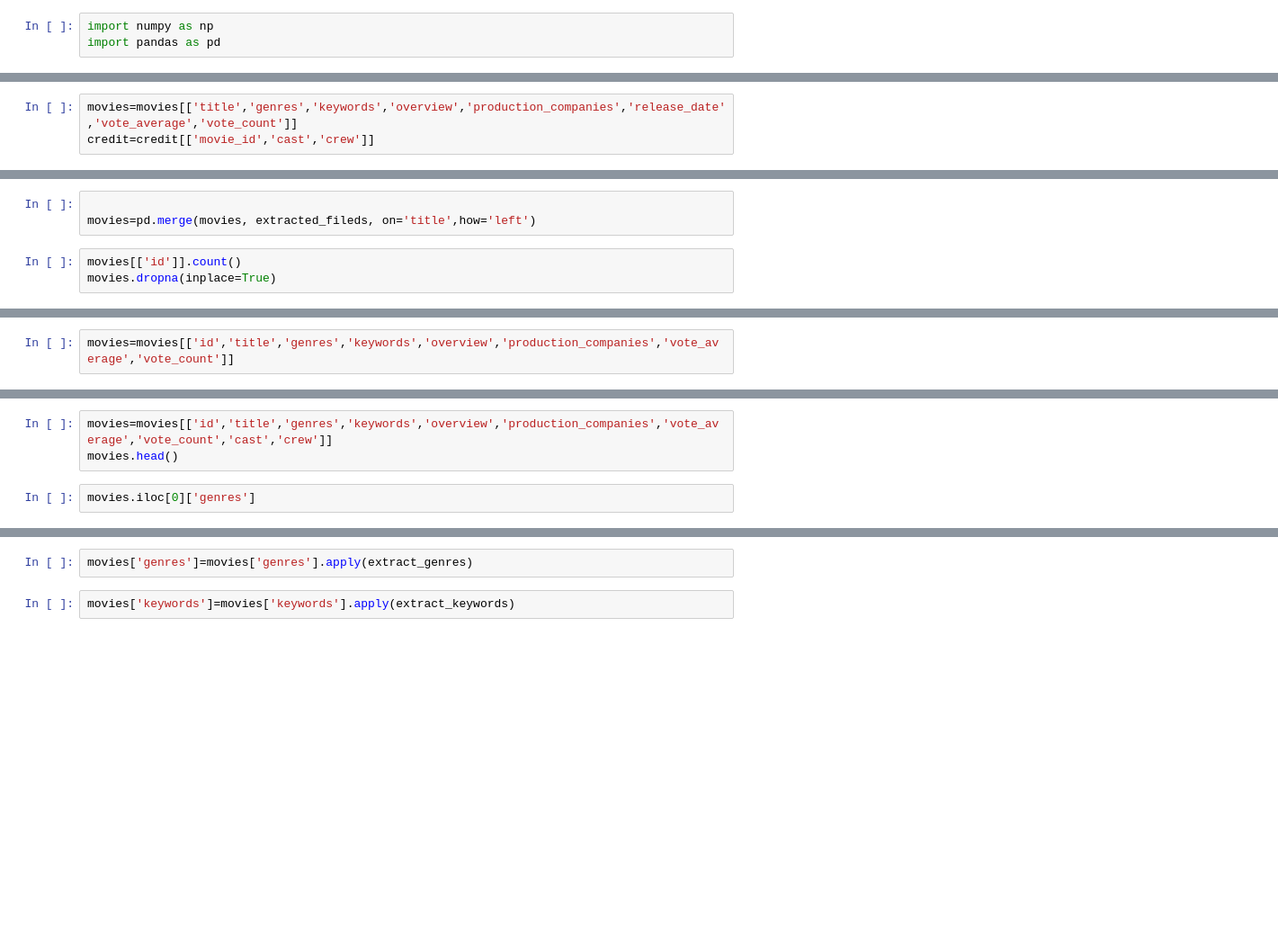
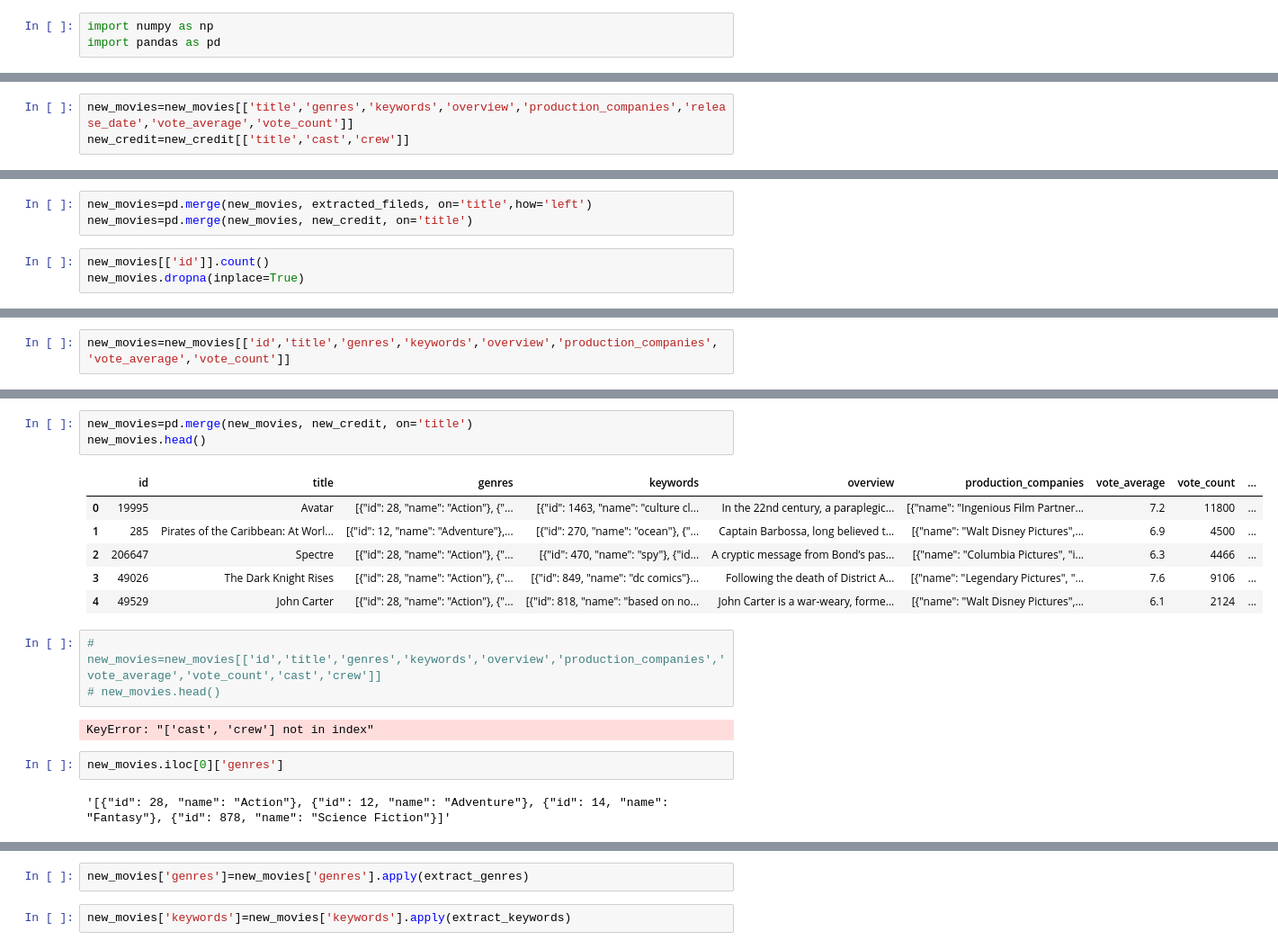
Before and after one commit to DishaBasu/MOVIE_LENS, a Jupyter notebook: movie datasets/movie.ipynb, the cells around one changed output, grey strips where cells are left out. Shown at 90% size. Drawn from its saved outputs; the diff is of its cells as text; blank space fills up the shorter version.

```diff
--- a/movie datasets/movie.ipynb
+++ b/movie datasets/movie.ipynb
@@ -14,6 +39,6 @@ movies.dropna(inplace=True)
 # %%
-movies=movies[['title','genres','keywords','overview','production_companies','release_date','vote_average','vote_count']]
-credit=credit[['movie_id','cast','crew']]
+new_movies=new_movies[['title','genres','keywords','overview','production_companies','release_date','vote_average','vote_count']]
+new_credit=new_credit[['title','cast','crew']]
 # %%
 movies.head()
 credit.head()
@@ -24,7 +63,7 @@ extracted_fileds.head()
 # %%
-
-movies=pd.merge(movies, extracted_fileds, on='title',how='left')
+new_movies=pd.merge(new_movies, extracted_fileds, on='title',how='left')
+new_movies=pd.merge(new_movies, new_credit, on='title')
 # %%
-movies[['id']].count()
-movies.dropna(inplace=True)
+new_movies[['id']].count()
+new_movies.dropna(inplace=True)
 # %%
@@ -32,3 +84,3 @@ movies.isnull().sum()
 # %%
-movies=movies[['id','title','genres','keywords','overview','production_companies','vote_average','vote_count']]
+new_movies=new_movies[['id','title','genres','keywords','overview','production_companies','vote_average','vote_count']]
 # %%
@@ -41,8 +121,22 @@ newcredit.isnull().sum()
+# %%
+new_movies=pd.merge(new_movies, new_credit, on='title')
+new_movies.head()
+# %% [output]
+|  | id | title | genres | keywords | overview | production_companies | vote_average | vote_count | ... |
+| 0 | 19995 | Avatar | [{"id": 28, "name": "Action"}, {"... | [{"id": 1463, "name": "culture cl... | In the 22nd century, a paraplegic... | [{"name": "Ingenious Film Partner... | 7.2 | 11800 | ... |
+| 1 | 285 | Pirates of the Caribbean: At Worl... | [{"id": 12, "name": "Adventure"},... | [{"id": 270, "name": "ocean"}, {"... | Captain Barbossa, long believed t... | [{"name": "Walt Disney Pictures",... | 6.9 | 4500 | ... |
+| 2 | 206647 | Spectre | [{"id": 28, "name": "Action"}, {"... | [{"id": 470, "name": "spy"}, {"id... | A cryptic message from Bond’s pas... | [{"name": "Columbia Pictures", "i... | 6.3 | 4466 | ... |
+| 3 | 49026 | The Dark Knight Rises | [{"id": 28, "name": "Action"}, {"... | [{"id": 849, "name": "dc comics"}... | Following the death of District A... | [{"name": "Legendary Pictures", "... | 7.6 | 9106 | ... |
+| 4 | 49529 | John Carter | [{"id": 28, "name": "Action"}, {"... | [{"id": 818, "name": "based on no... | John Carter is a war-weary, forme... | [{"name": "Walt Disney Pictures",... | 6.1 | 2124 | ... |
 # %%
-movies=movies[['id','title','genres','keywords','overview','production_companies','vote_average','vote_count','cast','crew']]
-movies.head()
+# new_movies=new_movies[['id','title','genres','keywords','overview','production_companies','vote_average','vote_count','cast','crew']]
+# new_movies.head()
+# %% [output]
+KeyError: "['cast', 'crew'] not in index"
 # %%
-movies.iloc[0]['genres']
+new_movies.iloc[0]['genres']
+# %% [output]
+'[{"id": 28, "name": "Action"}, {"id": 12, "name": "Adventure"}, {"id": 14, "name": "Fantasy"}, {"id": 878, "name": "Science Fiction"}]'
 # %%
 import ast
 
@@ -67,7 +161,7 @@ def extract_production_companies(production_companies):
         lists.append(i['name'])
     return lists
 # %%
-movies['genres']=movies['genres'].apply(extract_genres)
+new_movies['genres']=new_movies['genres'].apply(extract_genres)
 # %%
-movies['keywords']=movies['keywords'].apply(extract_keywords)
+new_movies['keywords']=new_movies['keywords'].apply(extract_keywords)
 # %%
```
Also changed, not shown: parts of 38 cells of this notebook.
